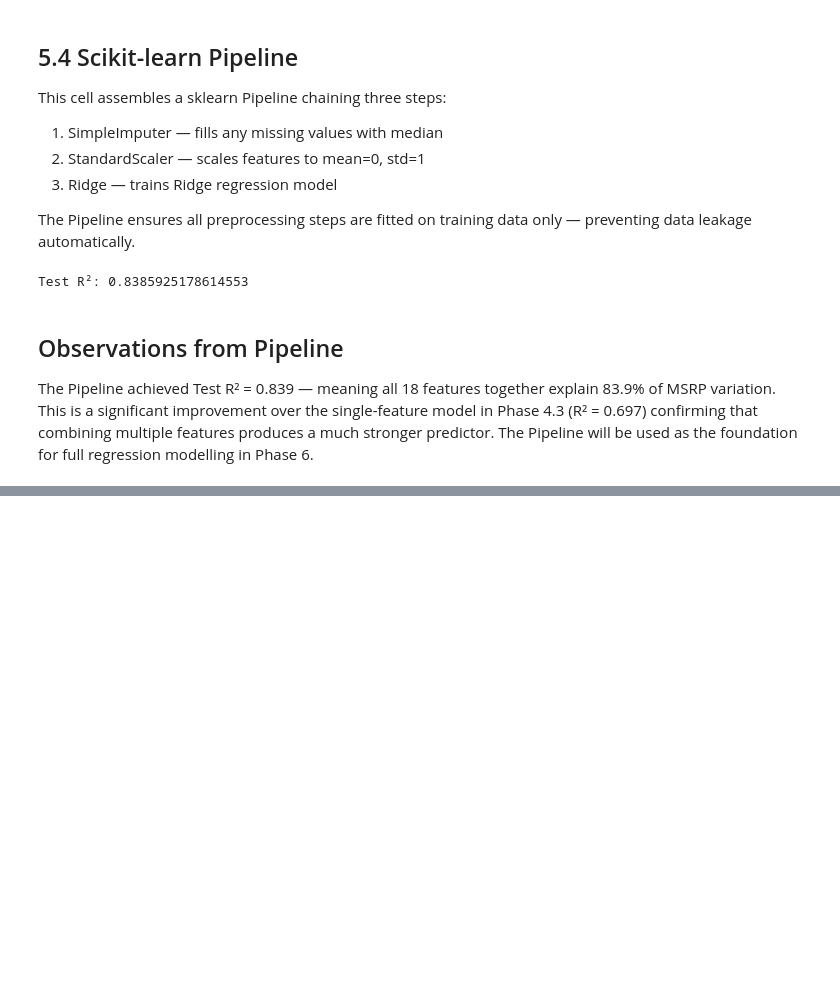
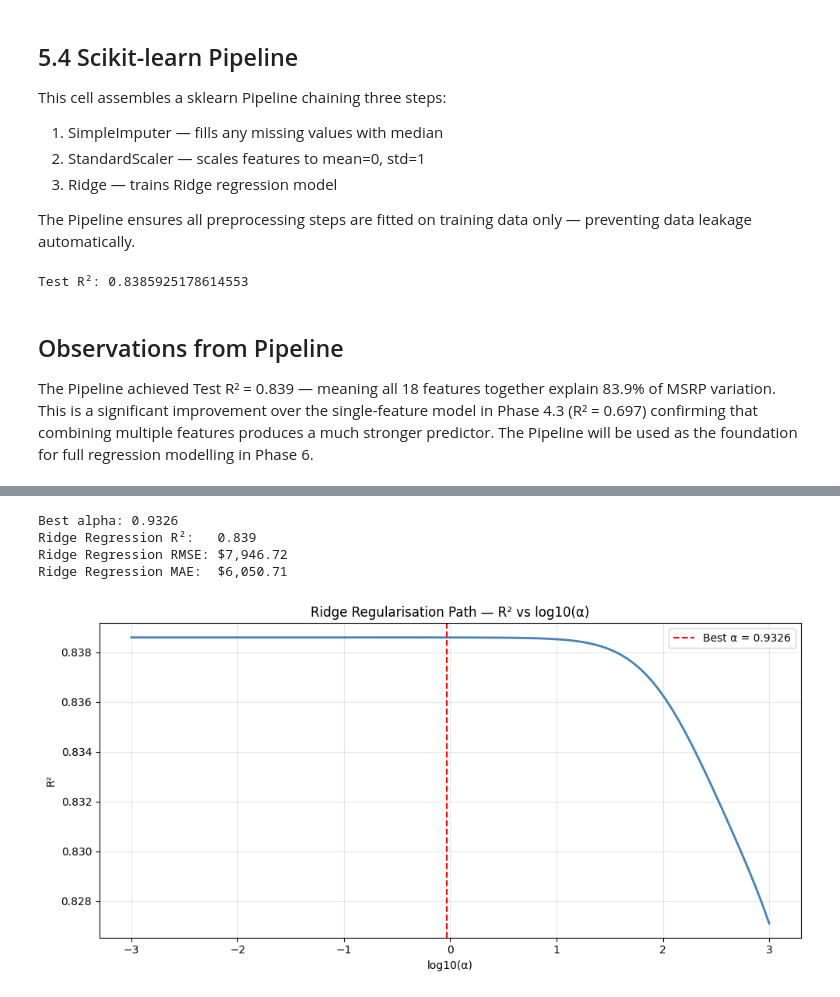
Before and after one commit to husnainalix77/automotive-price-predictor, a Jupyter notebook: notebook/automotice-price-analysis.ipynb, the cells around one changed output, grey strips where cells are left out. Drawn from its saved outputs; the diff is of its cells as text; code cells hidden in the pictures; blank space fills up the shorter version.

Commit message:
Phase 6: 6.1-6.3 | Baseline, Linear/ Ridge Regression

```diff
--- a/notebook/automotice-price-analysis.ipynb
+++ b/notebook/automotice-price-analysis.ipynb
@@ -1562,0 +1660,50 @@ regression modelling in Phase 6.
+# %%
+from sklearn.linear_model import RidgeCV
+
+# Logarithmic grid of alpha values
+alphas = np.logspace(-3, 3, 100)
+
+ridge = RidgeCV(alphas=alphas, cv=5) # finds out the best alpha
+ridge.fit(X_train_scaled, yr_train)
+
+print(f"Best alpha: {ridge.alpha_:.4f}")
+
+# Predict
+ridge_pred = ridge.predict(X_test_scaled)
+
+# Evaluate
+ridge_r2   = r2_score(yr_test, ridge_pred)
+ridge_rmse = np.sqrt(mean_squared_error(yr_test, ridge_pred ))
+ridge_mae  = mean_absolute_error(yr_test, ridge_pred)
+
+print(f"Ridge Regression R²:   {ridge_r2:.3f}")
+print(f"Ridge Regression RMSE: ${ridge_rmse:,.2f}")
+print(f"Ridge Regression MAE:  ${ridge_mae:,.2f}")
+
+# Calculate R² for each alpha value
+r2_scores = []
+
+for alpha in alphas:
+    ridge_temp = Ridge(alpha=alpha) # using Ridge not RidgeCV because we are manually providing alpha
+    ridge_temp.fit(X_train_scaled, yr_train)
+    pred = ridge_temp.predict(X_test_scaled)
+    r2_scores.append(r2_score(yr_test, pred))
+
+# Plot
+plt.figure(figsize=(10, 5))
+plt.plot(np.log10(alphas), r2_scores, color='steelblue', linewidth=2)
+plt.axvline(x=np.log10(ridge.alpha_), color='red', linestyle='--',
+            label=f'Best α = {ridge.alpha_:.4f}')
+plt.xlabel('log10(α)')
+plt.ylabel('R²')
+plt.title('Ridge Regularisation Path — R² vs log10(α)')
+plt.legend()
+plt.grid(True, alpha=0.3)
+plt.tight_layout()
+plt.show()
+# %% [output]
+Best alpha: 0.9326
+Ridge Regression R²:   0.839
+Ridge Regression RMSE: $7,946.72
+Ridge Regression MAE:  $6,050.71
+[figure, added]
```
Also changed, not shown: parts of 9 cells of this notebook.
